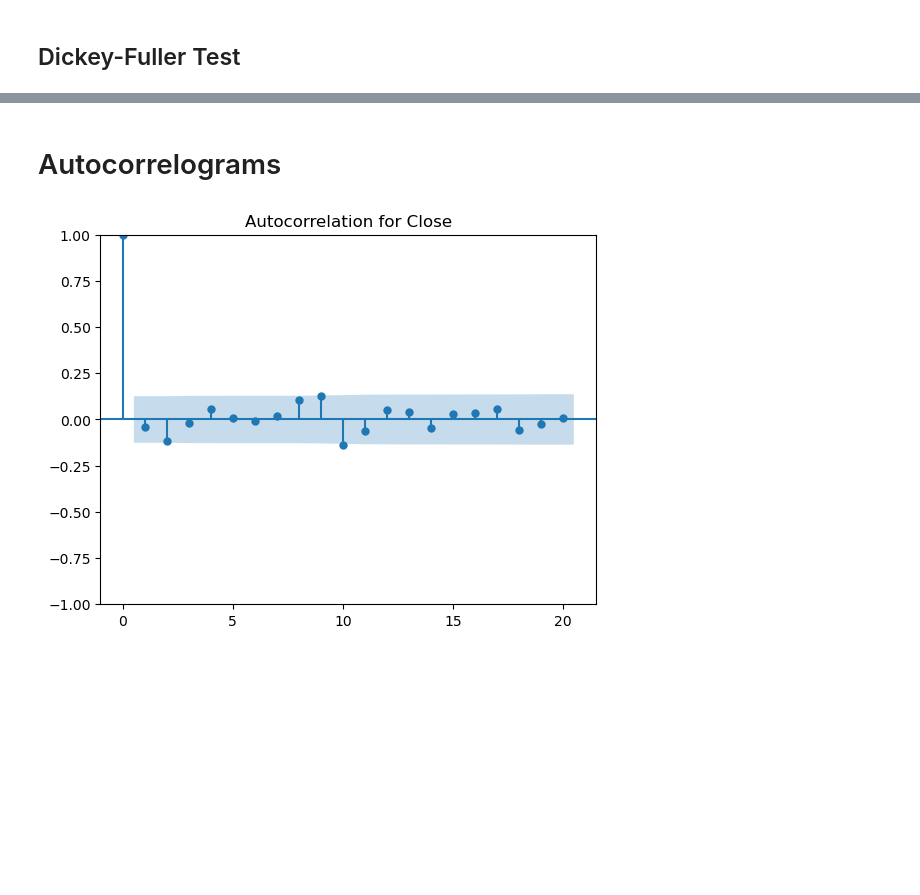
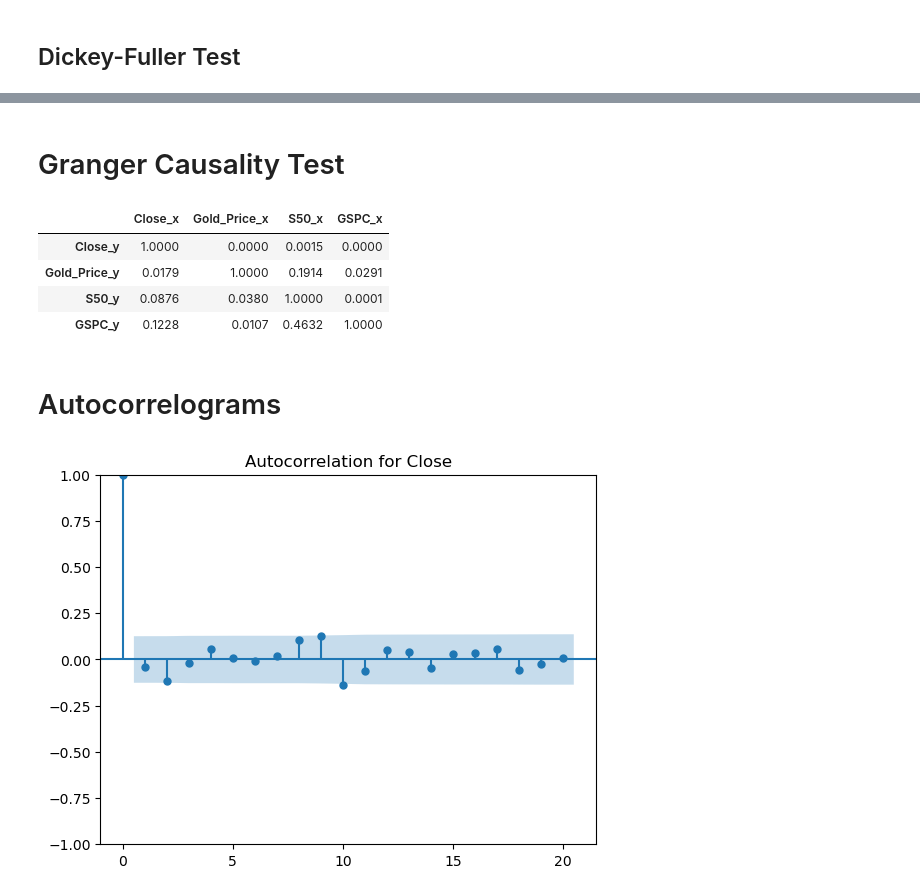
Before and after one commit to jdannem6/ML_Forex_Forecasting, a Jupyter notebook: VARIMA_usd_eur.ipynb, the cells around one changed output, grey strips where cells are left out. Saved outputs shown, nothing was run; the diff lists cells and outputs as text; code cells hidden in the pictures; blank space fills up the shorter version.

```diff
--- a/VARIMA_usd_eur.ipynb
+++ b/VARIMA_usd_eur.ipynb
@@ -128,6 +128,31 @@ p-value: 0.000063
         5%: -2.873
         10%: -2.573
 Reject H0 - Time Series is Stationary
+# %% [markdown]
+# Granger Causality Test
+# %%
+from statsmodels.tsa.stattools import grangercausalitytests
+
+def grangers_causation_matrix(data, variables, maxlag = 15, test='ssr_chi2test', verbose=False):
+    df = pd.DataFrame(np.zeros((len(variables), len(variables))), columns=variables, index=variables)
+    for c in df.columns:
+        for r in df.index:
+            test_result = grangercausalitytests(data[[r, c]], maxlag=maxlag, verbose=False)
+            p_values = [round(test_result[i+1][0][test][1],4) for i in range(maxlag)]
+            if verbose: print(f'Y = {r}, X = {c}, P Values = {p_values}')
+            min_p_value = np.min(p_values)
+            df.loc[r, c] = min_p_value
+    df.columns = [var + '_x' for var in variables]
+    df.index = [var + '_y' for var in variables]
+    return df
+# %%
+grangers_causation_matrix(diff_data, usd_eur.columns[1:])
+# %% [output]
+|  | Close_x | Gold_Price_x | S50_x | GSPC_x |
+| Close_y | 1.0000 | 0.0000 | 0.0015 | 0.0000 |
+| Gold_Price_y | 0.0179 | 1.0000 | 0.1914 | 0.0291 |
+| S50_y | 0.0876 | 0.0380 | 1.0000 | 0.0001 |
+| GSPC_y | 0.1228 | 0.0107 | 0.4632 | 1.0000 |
 # %% [markdown]
 # Autocorrelograms
 # %%
```
Also changed, not shown: parts of 9 cells of this notebook, 3 other files.
